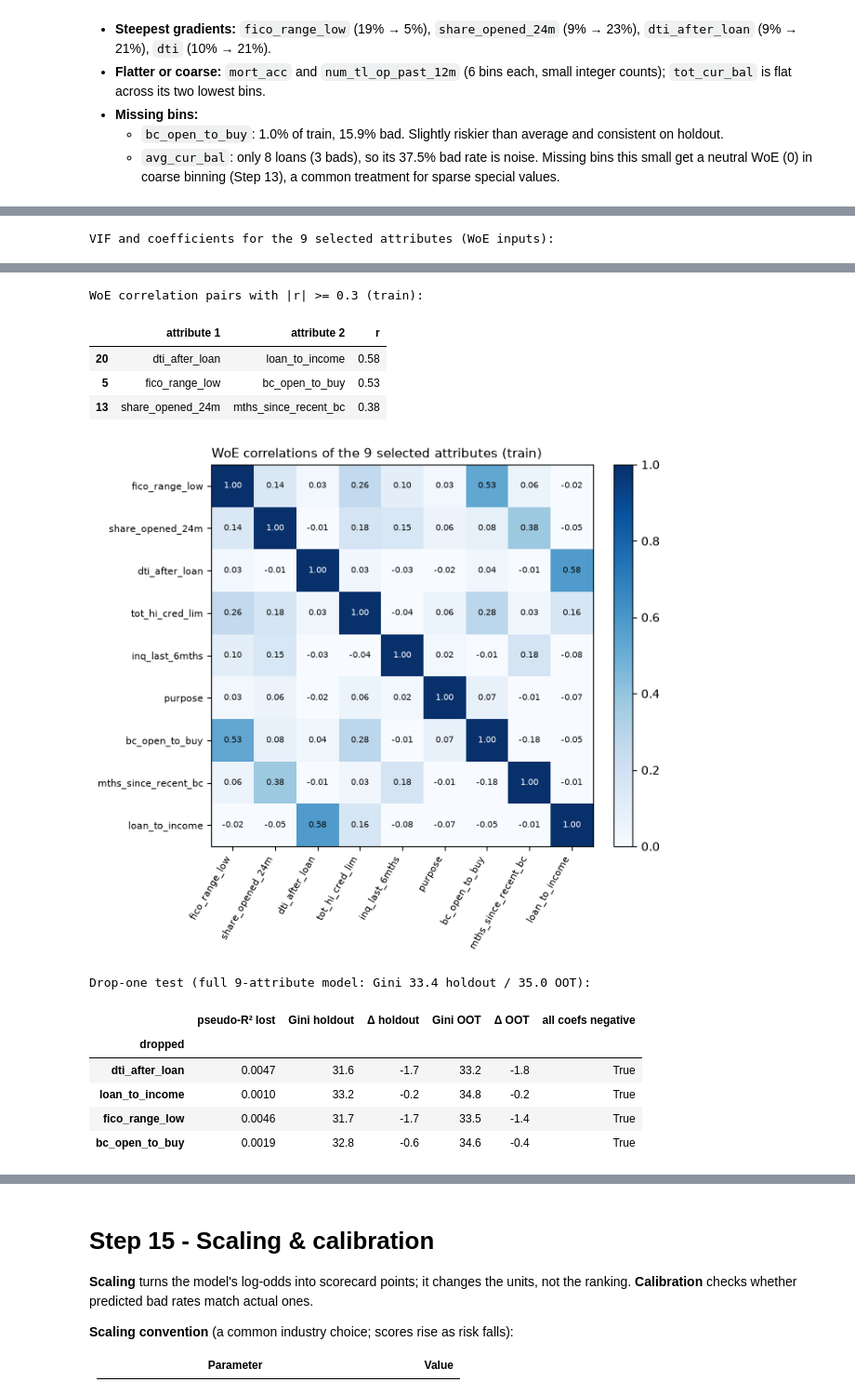
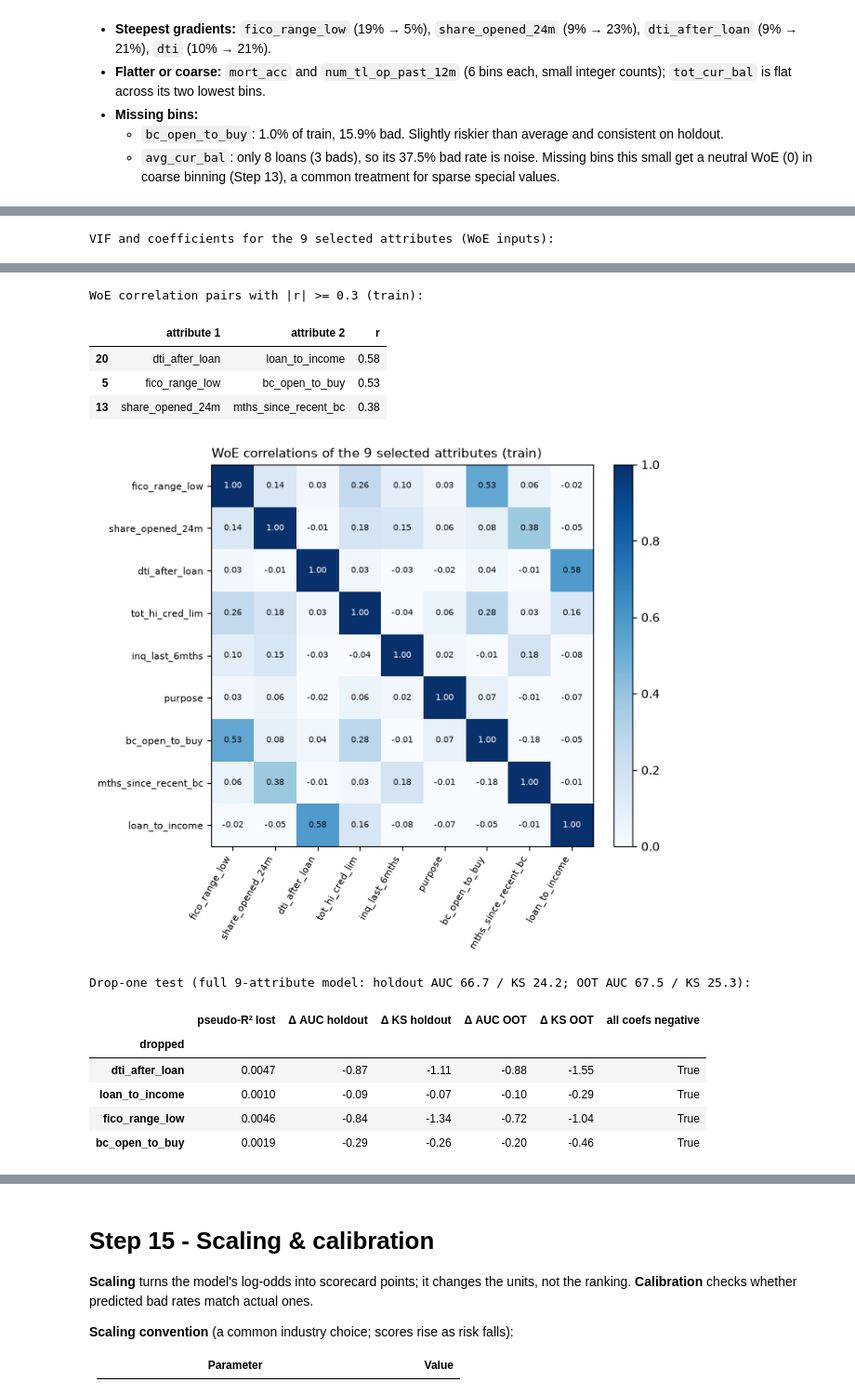
Before and after one commit to daniel-d-wu/scorecard-dev, a Jupyter notebook: scorecard_dev.ipynb, the cells around one changed output, grey strips where cells are left out. Shown at 93% size. Cells and saved outputs as stored; diff of their text form; code cells hidden in the pictures.

```diff
--- a/scorecard_dev.ipynb
+++ b/scorecard_dev.ipynb
@@ -1442,11 +1442,13 @@ p_hold_single = single.predict_proba(hold[features])[:, 1]
 p_oot_single  = single.predict_proba(oot[features])[:, 1]
 print(f'\nSingle test model fitted in {time.time() - t0:.0f}s')
 
-gini = lambda y, p: 2 * roc_auc_score(y, p) - 1
-print(f"Holdout  Gini {gini(hold.bad, p_hold_single):.3f}   KS {auc_ks(hold.bad, p_hold_single)[1]:.3f}")
-print(f"OOT      Gini {gini(oot.bad,  p_oot_single):.3f}   KS {auc_ks(oot.bad,  p_oot_single)[1]:.3f}")
+auc_pts = lambda y, p: 100 * roc_auc_score(y, p)      # AUC in points: 50 = random, 100 = perfect
+ks_pts  = lambda y, p: 100 * auc_ks(y, p)[1]          # KS in points
+print(f"Holdout  AUC {auc_pts(hold.bad, p_hold_single):.1f}   KS {ks_pts(hold.bad, p_hold_single):.1f}")
+print(f"OOT      AUC {auc_pts(oot.bad,  p_oot_single):.1f}   KS {ks_pts(oot.bad,  p_oot_single):.1f}")
 sg = lambda d: d.sub_grade.astype('category').cat.codes
-print(f"Benchmark LC sub_grade: holdout Gini {gini(hold.bad, sg(hold)):.3f} | OOT Gini {gini(oot.bad, sg(oot)):.3f}")
+print(f"Benchmark LC sub_grade: holdout AUC {auc_pts(hold.bad, sg(hold)):.1f} / KS {ks_pts(hold.bad, sg(hold)):.1f} | "
+      f"OOT AUC {auc_pts(oot.bad, sg(oot)):.1f} / KS {ks_pts(oot.bad, sg(oot)):.1f}")
 # %% [output]
 71 numeric candidates -> 57 with data in 2013-15, + 2 flags = 59 test-model inputs
 Dropped (100% missing in this window): ['all_util', 'il_util', 'inq_fi', 'inq_last_12m', 'max_bal_bc', 'mths_since_rcnt_il', 'open_acc_6m', 'open_act_il', 'open_il_12m', 'open_il_24m', 'open_rv_12m',  ...
@@ -2416,49 +2427,54 @@ for i in range(len(sel_12)):
     for j in range(len(sel_12)):
         r = corr_14.values[i, j]
         ax.text(j, i, f'{r:.2f}', ha='center', va='center', fontsize=7, color='white' if abs(r) > 0.6 else '#0b0b0b')
 ax.set_title('WoE correlations of the 9 selected attributes (train)', loc='left', fontsize=11)
 fig.colorbar(im, ax=ax, fraction=0.046, pad=0.04); fig.tight_layout()
 fig.savefig('figures/step14_woe_corr.png', dpi=130, facecolor='#fcfcfb'); plt.show()
 
-# Drop-one test for the flagged pairs (|r| >= 0.5): Gini cost of removing each member
-base_ho, base_oo = gini_on(model_12, sel_12, W_ho, y_ho), gini_on(model_12, sel_12, W_oo, y_oo)
+# Drop-one test for the flagged pairs (|r| >= 0.5): AUC / KS cost of removing each member
+base = {k: f(model_12, sel_12, W, y) for k, (f, W, y) in
+        {'AUC holdout': (auc_on, W_ho, y_ho), 'KS holdout': (ks_on, W_ho, y_ho),
+         'AUC OOT': (auc_on, W_oo, y_oo), 'KS OOT': (ks_on, W_oo, y_oo)}.items()}
 rows = []
 for v in pd.unique(pairs.loc[pairs.r.abs() >= 0.5, ['attribute 1', 'attribute 2']].values.ravel()):
     cols = [c for c in sel_12 if c != v]
     res = fit(cols)
-    rows.append({'dropped': v, 'pseudo-R² lost': pseudo_r2(model_12) - pseudo_r2(res),
-                 'Gini holdout': gini_on(res, cols, W_ho, y_ho), 'Δ holdout': gini_on(res, cols, W_ho, y_ho) - base_ho,
-                 'Gini OOT': gini_on(res, cols, W_oo, y_oo), 'Δ OOT': gini_on(res, cols, W_oo, y_oo) - base_oo,
-                 'all coefs negative': bool((res.params.drop('const') < 0).all())})
+    row = {'dropped': v, 'pseudo-R² lost': pseudo_r2(model_12) - pseudo_r2(res)}
+    for k, (f, W, y) in {'AUC holdout': (auc_on, W_ho, y_ho), 'KS holdout': (ks_on, W_ho, y_ho),
+                         'AUC OOT': (auc_on, W_oo, y_oo), 'KS OOT': (ks_on, W_oo, y_oo)}.items():
+        row[f'Δ {k}'] = f(res, cols, W, y) - base[k]
+    row['all coefs negative'] = bool((res.params.drop('const') < 0).all())
+    rows.append(row)
 drop_14 = pd.DataFrame(rows).set_index('dropped')
-print(f'Drop-one test (full 9-attribute model: Gini {base_ho:.1f} holdout / {base_oo:.1f} OOT):')
-display(drop_14.style.format({'pseudo-R² lost': '{:.4f}', 'Gini holdout': '{:.1f}', 'Δ holdout': '{:+.1f}',
-                              'Gini OOT': '{:.1f}', 'Δ OOT': '{:+.1f}'}))
+print(f"Drop-one test (full 9-attribute model: holdout AUC {base['AUC holdout']:.1f} / KS {base['KS holdout']:.1f}; "
+      f"OOT AUC {base['AUC OOT']:.1f} / KS {base['KS OOT']:.1f}):")
+display(drop_14.style.format({'pseudo-R² lost': '{:.4f}', 'Δ AUC holdout': '{:+.2f}', 'Δ KS holdout': '{:+.2f}',
+                              'Δ AUC OOT': '{:+.2f}', 'Δ KS OOT': '{:+.2f}'}))
 # %% [output]
 VIF and coefficients for the 9 selected attributes (WoE inputs):
 |  | VIF train | VIF holdout | VIF OOT | coef | std err | coef / std err | pass (< 10) |
 | loan_to_income | 1.62 | 1.63 | 1.56 | -0.514 | 0.035 | -14.7 | True |
 | bc_open_to_buy | 1.57 | 1.58 | 1.63 | -0.523 | 0.026 | -20.1 | True |
 | dti_after_loan | 1.54 | 1.55 | 1.48 | -0.819 | 0.026 | -31.8 | True |
 | fico_range_low | 1.48 | 1.48 | 1.53 | -0.602 | 0.020 | -30.7 | True |
 | mths_since_recent_bc | 1.28 | 1.28 | 1.34 | -0.571 | 0.036 | -15.8 | True |
 | share_opened_24m | 1.24 | 1.24 | 1.29 | -0.651 | 0.019 | -34.2 | True |
 | tot_hi_cred_lim | 1.20 | 1.20 | 1.20 | -0.490 | 0.023 | -21.6 | True |
 | inq_last_6mths | 1.06 | 1.06 | 1.09 | -0.769 | 0.032 | -23.7 | True |
 | purpose | 1.02 | 1.02 | 1.02 | -0.869 | 0.041 | -21.4 | True |
 WoE correlation pairs with |r| >= 0.3 (train):
 |  | attribute 1 | attribute 2 | r |
 | 20 | dti_after_loan | loan_to_income | 0.58 |
 | 5 | fico_range_low | bc_open_to_buy | 0.53 |
 | 13 | share_opened_24m | mths_since_recent_bc | 0.38 |
 [figure]
-Drop-one test (full 9-attribute model: Gini 33.4 holdout / 35.0 OOT):
+Drop-one test (full 9-attribute model: holdout AUC 66.7 / KS 24.2; OOT AUC 67.5 / KS 25.3):
-|  | pseudo-R² lost | Gini holdout | Δ holdout | Gini OOT | Δ OOT | all coefs negative |
+|  | pseudo-R² lost | Δ AUC holdout | Δ KS holdout | Δ AUC OOT | Δ KS OOT | all coefs negative |
 | dropped |  |  |  |  |  |  |
-| dti_after_loan | 0.0047 | 31.6 | -1.7 | 33.2 | -1.8 | True |
-| loan_to_income | 0.0010 | 33.2 | -0.2 | 34.8 | -0.2 | True |
-| fico_range_low | 0.0046 | 31.7 | -1.7 | 33.5 | -1.4 | True |
-| bc_open_to_buy | 0.0019 | 32.8 | -0.6 | 34.6 | -0.4 | True |
+| dti_after_loan | 0.0047 | -0.87 | -1.11 | -0.88 | -1.55 | True |
+| loan_to_income | 0.0010 | -0.09 | -0.07 | -0.10 | -0.29 | True |
+| fico_range_low | 0.0046 | -0.84 | -1.34 | -0.72 | -1.04 | True |
+| bc_open_to_buy | 0.0019 | -0.29 | -0.26 | -0.20 | -0.46 | True |
 # %% [markdown]
 ## 14.1 Takeaways — collinearity ✅
 
```
Also changed, not shown: parts of 28 cells of this notebook, 1 other file.
